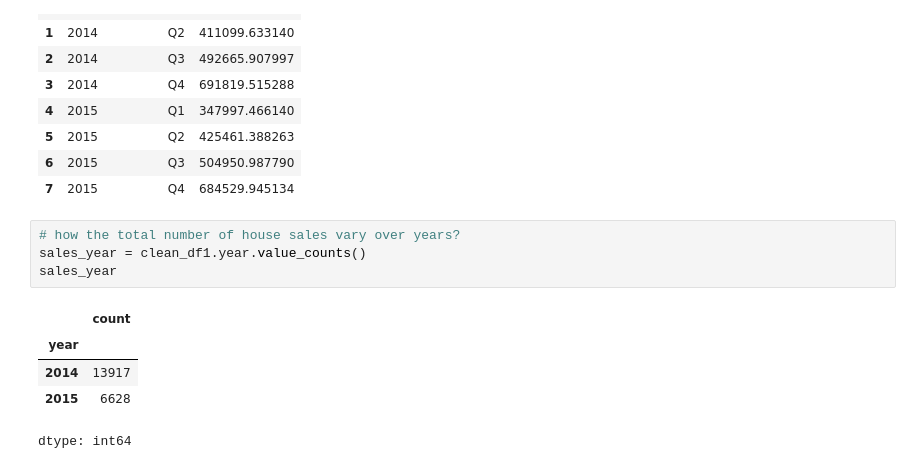
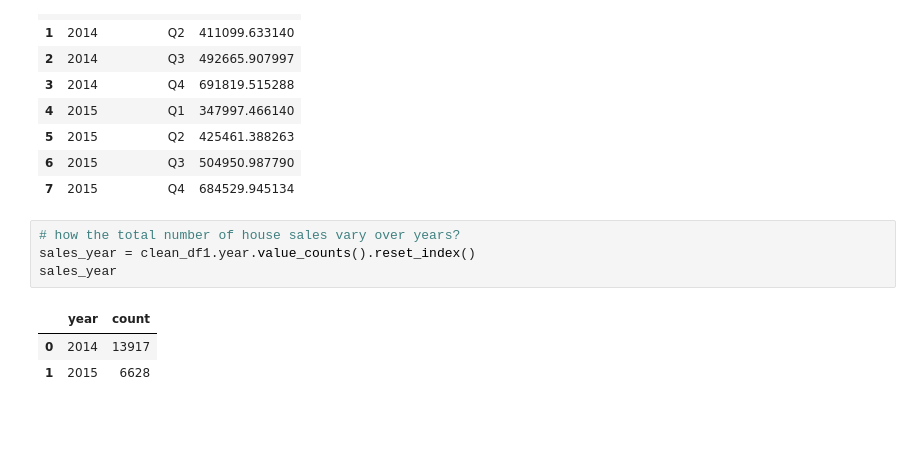
Before and after one commit to derewor/House_sales_Project, a Jupyter notebook: House_sales_Project.ipynb, the cells around one changed output. Saved outputs shown, nothing was run; the diff lists cells and outputs as text; blank space fills up the shorter version.

```diff
--- a/House_sales_Project.ipynb
+++ b/House_sales_Project.ipynb
@@ -482,11 +482,9 @@ price_size
 | 7 | 2015 | Q4 | 684529.945134 |
 # %%
 # how the total number of house sales vary over years?
-sales_year = clean_df1.year.value_counts()
+sales_year = clean_df1.year.value_counts().reset_index()
 sales_year
 # %% [output]
-|  | count |
-| year |  |
-| 2014 | 13917 |
-| 2015 | 6628 |
+|  | year | count |
+| 0 | 2014 | 13917 |
+| 1 | 2015 | 6628 |
-dtype: int64
```
Also changed, not shown: parts of 1 cell of this notebook.
